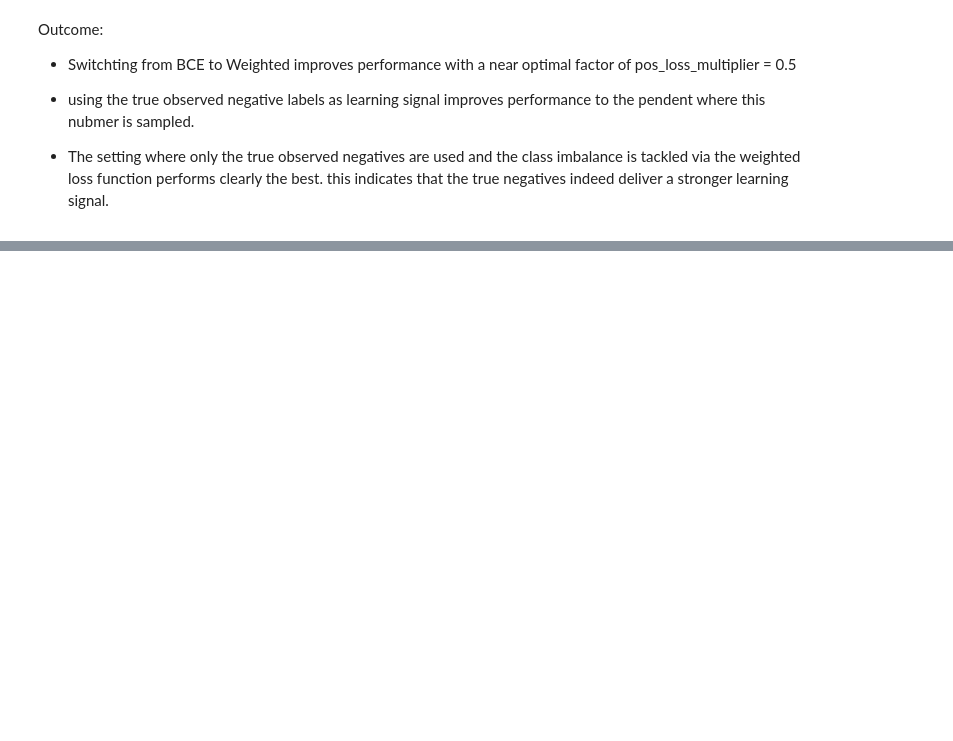
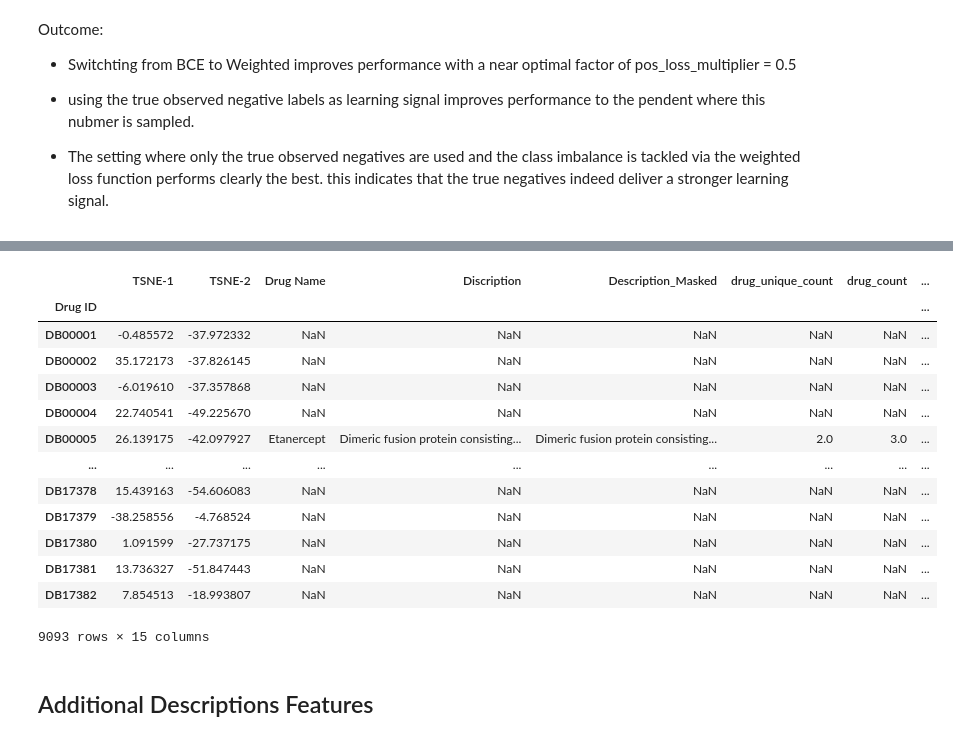
Before and after one commit to lgiobbi/DDI_with_ML, a Jupyter notebook: analysis/report.ipynb, the cells around one changed output, grey strips where cells are left out. Cells and saved outputs as stored; diff of their text form; code cells hidden in the pictures; blank space fills up the shorter version.

```diff
--- a/analysis/report.ipynb
+++ b/analysis/report.ipynb
@@ -614,0 +1030,51 @@ PR_AUC: 0.9764
+# %%
+# use original embedding if disered
+path = "/data/giobbi/embeddings/DESC_GPT.csv"
+original_embedding = pd.read_csv(path, sep="\t", index_col=0)
+original_embedding.set_index(original_embedding.columns[0], inplace=True)
+
+# make tsne
+original_embedding.select_dtypes(include=["float64", "float32"])
+tsne = TSNE(n_components=2)
+reduced_original_embedding = tsne.fit_transform(original_embedding.select_dtypes(include=["float64", "float32"]))
+reduced_original_embedding_df = pd.DataFrame(reduced_original_embedding, columns=["TSNE-1", "TSNE-2"])
+reduced_original_embedding_df.index = original_embedding.index
+# %%
+
+feature_path = "/data/giobbi/embeddings/not_aligned_with_model/drug_description_enriched_atc.csv"
+additional_description_features = pd.read_csv(feature_path, sep="\t", index_col=0)
+additional_description_features['atc_class_lvl_1'] = additional_description_features['atc_class_lvl'].apply(lambda x: x.split('1: ')[0] if pd.notna(x) else "Unknown")
+# %%
+embedding = reduced_original_embedding_df
+
+# Now join the additional features
+embedding = embedding.join(
+    additional_description_features.set_index("Drug ID"),
+    how="left",
+)
+
+embedding = embedding.join(
+    node_info_trained[["perc_missclassified", "balanced_error_rate", "count", "perc_neg_gt"]].rename(columns={
+        "count": "edge_count",
+    }),
+    how="left",
+)
+# %%
+embedding
+# %% [output]
+|  | TSNE-1 | TSNE-2 | Drug Name | Discription | Description_Masked | drug_unique_count | drug_count | ... |
+| Drug ID |  |  |  |  |  |  |  | ... |
+| DB00001 | -0.485572 | -37.972332 | NaN | NaN | NaN | NaN | NaN | ... |
+| DB00002 | 35.172173 | -37.826145 | NaN | NaN | NaN | NaN | NaN | ... |
+| DB00003 | -6.019610 | -37.357868 | NaN | NaN | NaN | NaN | NaN | ... |
+| DB00004 | 22.740541 | -49.225670 | NaN | NaN | NaN | NaN | NaN | ... |
+| DB00005 | 26.139175 | -42.097927 | Etanercept | Dimeric fusion protein consisting... | Dimeric fusion protein consisting... | 2.0 | 3.0 | ... |
+| ... | ... | ... | ... | ... | ... | ... | ... | ... |
+| DB17378 | 15.439163 | -54.606083 | NaN | NaN | NaN | NaN | NaN | ... |
+| DB17379 | -38.258556 | -4.768524 | NaN | NaN | NaN | NaN | NaN | ... |
+| DB17380 | 1.091599 | -27.737175 | NaN | NaN | NaN | NaN | NaN | ... |
+| DB17381 | 13.736327 | -51.847443 | NaN | NaN | NaN | NaN | NaN | ... |
+| DB17382 | 7.854513 | -18.993807 | NaN | NaN | NaN | NaN | NaN | ... |
+9093 rows × 15 columns
+# %% [markdown]
+## Additional Descriptions Features
```
Also changed, not shown: parts of 36 cells of this notebook.
